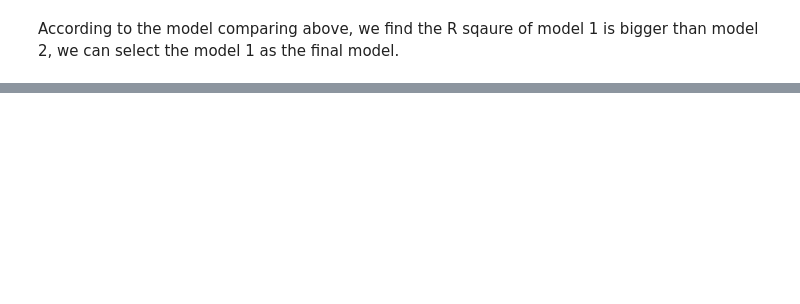
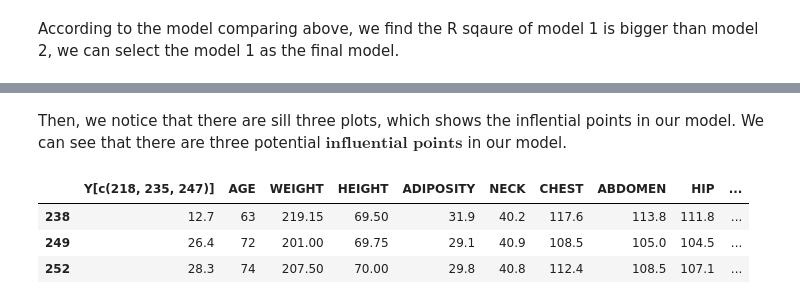
Before and after one commit to TroubleZN/Stat628_Bodyfat, a Jupyter notebook: BodyFat_Prediction_1.ipynb, the cells around one changed output, grey strips where cells are left out. Drawn from its saved outputs; the diff is of its cells as text; code cells hidden in the pictures; blank space fills up the shorter version.

```diff
--- a/BodyFat_Prediction_1.ipynb
+++ b/BodyFat_Prediction_1.ipynb
@@ -174,0 +194,10 @@ According to the model comparing above, we find the R sqaure of model 1 is bigge
+# %% [markdown]
+Then, we notice that there are sill three plots, which shows the inflential points in our model. We can see that there are three potential $\textbf{influential points}
+$ in our model.
+# %%
+cbind(Y[c(218,235,247)],X[c(235,246,249),])
+# %% [output]
+|  | Y[c(218, 235, 247)] | AGE | WEIGHT | HEIGHT | ADIPOSITY | NECK | CHEST | ABDOMEN | HIP | ... |
+| 238 | 12.7 | 63 | 219.15 | 69.50 | 31.9 | 40.2 | 117.6 | 113.8 | 111.8 | ... |
+| 249 | 26.4 | 72 | 201.00 | 69.75 | 29.1 | 40.9 | 108.5 | 105.0 | 104.5 | ... |
+| 252 | 28.3 | 74 | 207.50 | 70.00 | 29.8 | 40.8 | 112.4 | 108.5 | 107.1 | ... |
```
Also changed, not shown: parts of 9 cells of this notebook.
